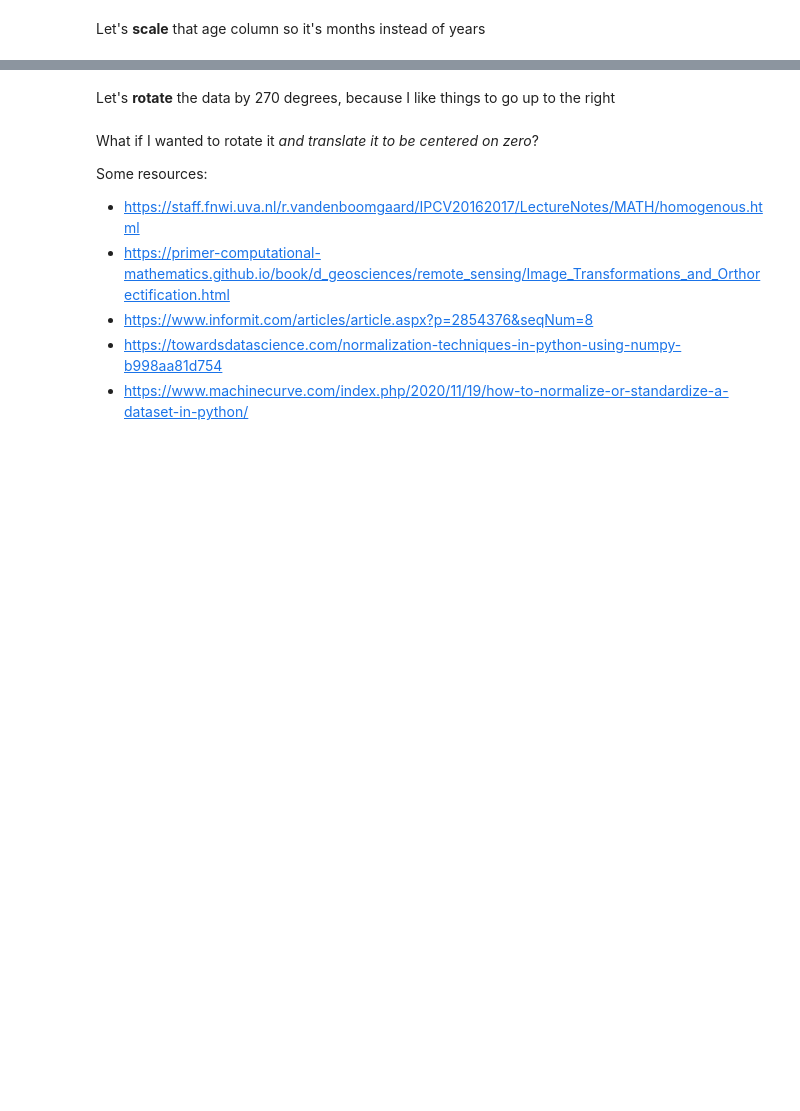
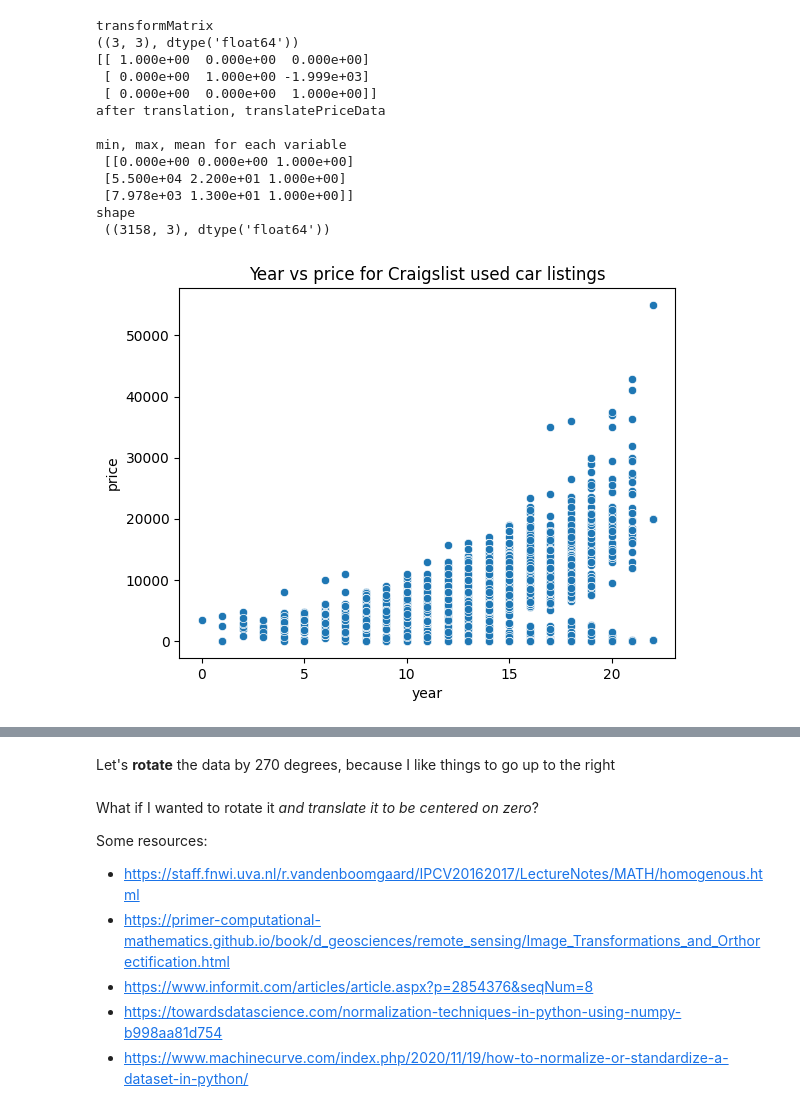
Before and after one commit to ajstent/CS252S22, a Jupyter notebook: Day7.ipynb, the cells around one changed output, grey strips where cells are left out. Drawn from its saved outputs; the diff is of its cells as text; code cells hidden in the pictures; blank space fills up the shorter version.

```diff
--- a/Day7.ipynb
+++ b/Day7.ipynb
@@ -74,16 +101,29 @@ Let's **translate** that price column so that it too starts at 0.
 # %%
 # we need to define a transformation matrix that will allow us to shift the price variable; this one will be the identity matrix with the translation specified in an extra last column
-translateTransform = np.eye(3, 3, dtype=int)
-translateTransform[0, 2] = -reducedData[:, 0].min()
+translateTransform = np.eye(homogenizedData.shape[1], dtype=float)
+translateTransform[1, 2] = -reducedData[:, 1].min()
 print("transformMatrix")
 print(getShapeType(translateTransform))
 print(translateTransform)
 
 # now we need to do the translation
 translatePriceData = (translateTransform@homogenizedData.T).T
 print("after translation, translatePriceData")
-print(getSummaryStatistics(translatePriceData))
-print(getShapeType(translatePriceData))
+print("min, max, mean for each variable\n", getSummaryStatistics(translatePriceData))
+print("shape\n", getShapeType(translatePriceData))
 plot2d(translatePriceData)
+# %% [output]
+transformMatrix
+((3, 3), dtype('float64'))
+[[ 1.000e+00  0.000e+00  0.000e+00]
+ [ 0.000e+00  1.000e+00 -1.999e+03]
+ [ 0.000e+00  0.000e+00  1.000e+00]]
+after translation, translatePriceData
+
+min, max, mean for each variable
+ [[0.000e+00 0.000e+00 1.000e+00]
+ [5.500e+04 2.200e+01 1.000e+00]
+ [7.978e+03 1.300e+01 1.000e+00]]
+shape
+ ((3158, 3), dtype('float64'))
+[figure, added]
-# %% [markdown]
-Let's **scale** that age column so it's months instead of years
```
Also changed, not shown: parts of 38 cells of this notebook, 2 other files.
